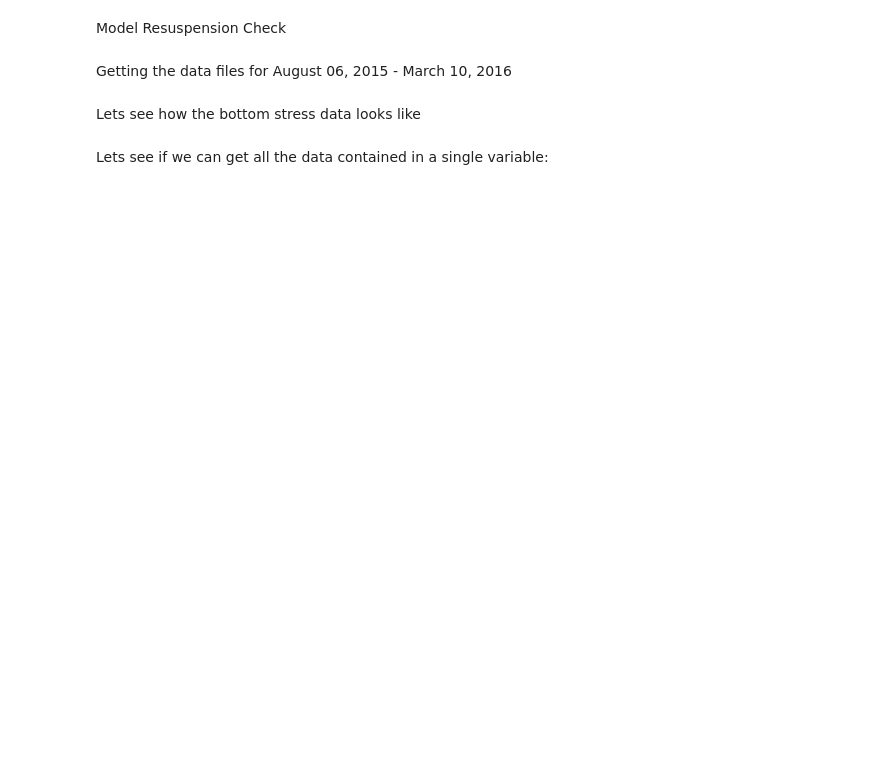
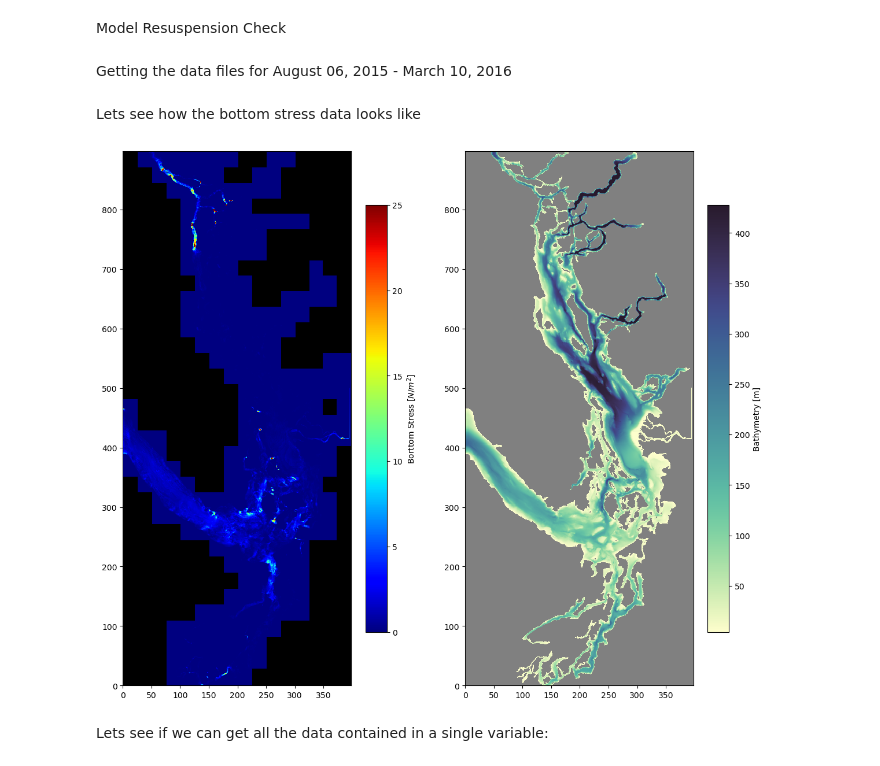
Before and after one commit to SalishSeaCast/analysis-vicente, a Jupyter notebook: Ocean_Parcels/drafts/Model_Resuspension.ipynb, the cells around one changed output. Cells and saved outputs as stored; diff of their text form; code cells hidden in the pictures; blank space fills up the shorter version.

```diff
--- a/Ocean_Parcels/drafts/Model_Resuspension.ipynb
+++ b/Ocean_Parcels/drafts/Model_Resuspension.ipynb
@@ -92,14 +92,16 @@ model = xr.open_dataset(files[0][0])
 # %%
 fig, ax = plt.subplots(1,2,figsize = (14,12))
 ax[0].pcolormesh(mask[0,:,:], cmap = 'gray')
-bs = ax[0].pcolormesh(model['taubot'][0,:,:], cmap=cmap_bs, vmin = 0, vmax = 50)
+bs = ax[0].pcolormesh(model['taubot'][0,:,:]/2, cmap=cmap_bs, vmin = 0, vmax = 25)
 ax[1].pcolormesh(mask[0,:,:], cmap = 'gray')
 bat = ax[1].pcolormesh(bathymetry, cmap=cmap)
 cbar = fig.colorbar(bs, ax=ax[0], location='right', shrink=0.8)
 cbar.set_label('Borttom Stress $[N/m^{2}]$')
 #
 cbar1 = fig.colorbar(bat, ax=ax[1], location='right', shrink=0.8)
 cbar1.set_label('Bathymetry [m]')
+# %% [output]
+[figure, added]
 # %% [markdown]
 Lets see if we can get all the data contained in a single variable:
 # %%
```
Also changed, not shown: parts of 14 cells of this notebook, 15 other files.
